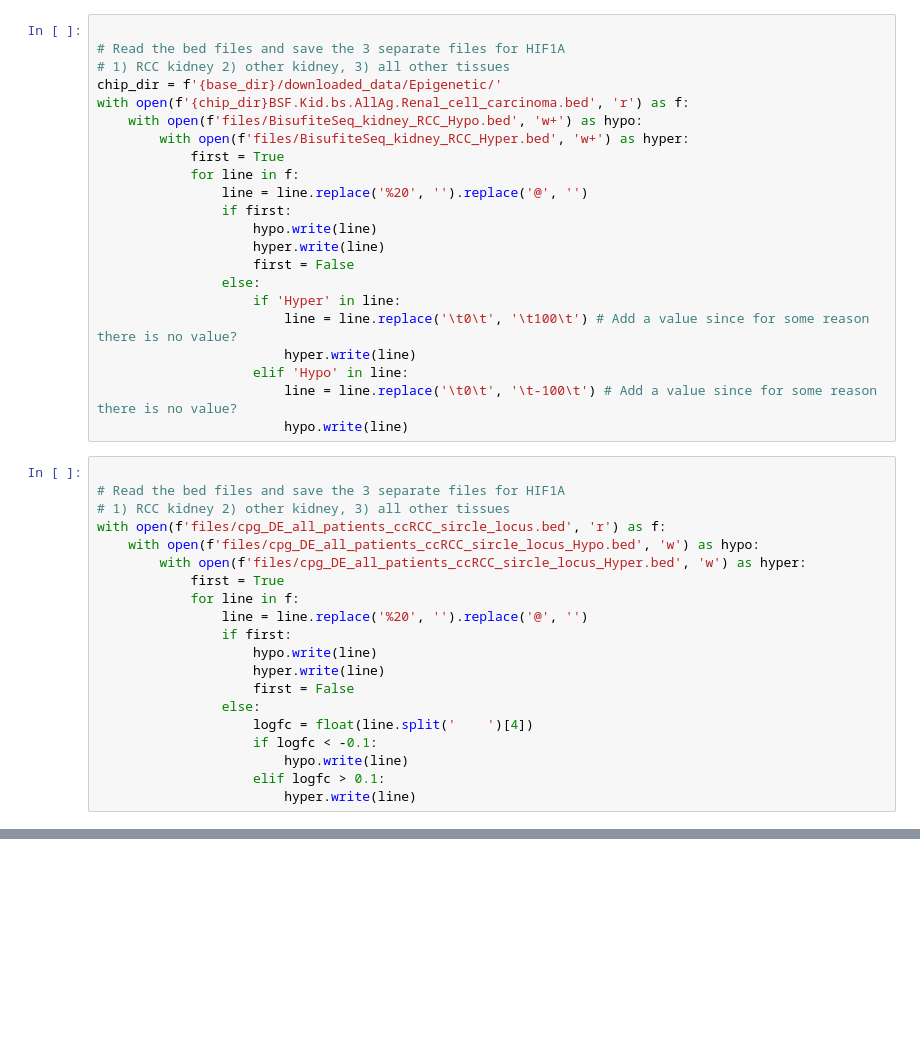
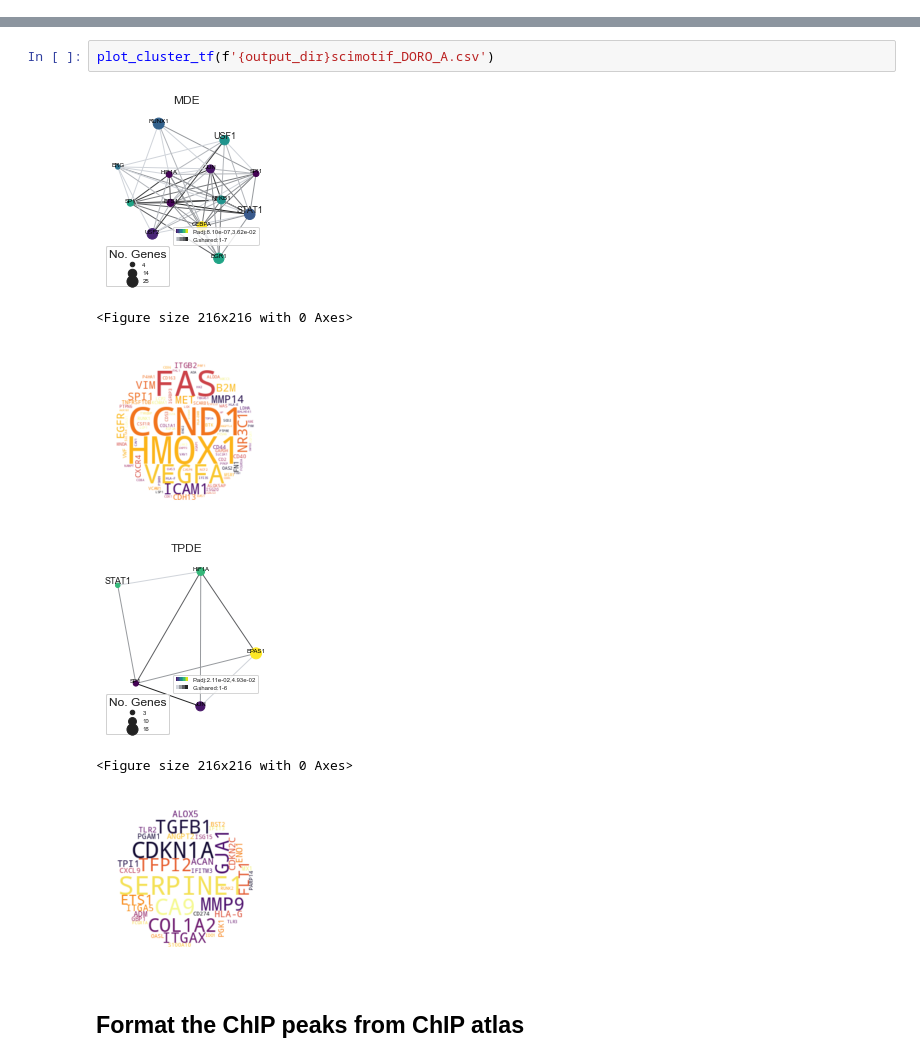
Before and after one commit to ArianeMora/SiRCle_multiomics_integration, a Jupyter notebook: manuscript_reproducibility/N14_TF.ipynb, the cells around one changed output, grey strips where cells are left out. Saved outputs shown, nothing was run; the diff lists cells and outputs as text; blank space fills up the shorter version.

```diff
--- a/manuscript_reproducibility/N14_TF.ipynb
+++ b/manuscript_reproducibility/N14_TF.ipynb
@@ -962,42 +0,0 @@ with open(f'{chip_dir}Oth.ALL.05.HNF4A.AllCell.bed', 'r') as f:
-# %%
-
-# Read the bed files and save the 3 separate files for HIF1A
-# 1) RCC kidney 2) other kidney, 3) all other tissues
-chip_dir = f'{base_dir}/downloaded_data/Epigenetic/'
-with open(f'{chip_dir}BSF.Kid.bs.AllAg.Renal_cell_carcinoma.bed', 'r') as f:
-    with open(f'files/BisufiteSeq_kidney_RCC_Hypo.bed', 'w+') as hypo:
-        with open(f'files/BisufiteSeq_kidney_RCC_Hyper.bed', 'w+') as hyper:
-            first = True
-            for line in f:
-                line = line.replace('%20', '').replace('@', '')
-                if first:
-                    hypo.write(line)
-                    hyper.write(line)
-                    first = False
-                else:
-                    if 'Hyper' in line:
-                        line = line.replace('\t0\t', '\t100\t') # Add a value since for some reason there is no value?
-                        hyper.write(line)
-                    elif 'Hypo' in line:
-                        line = line.replace('\t0\t', '\t-100\t') # Add a value since for some reason there is no value?
-                        hypo.write(line)
-# %%
-
-# Read the bed files and save the 3 separate files for HIF1A
-# 1) RCC kidney 2) other kidney, 3) all other tissues
-with open(f'files/cpg_DE_all_patients_ccRCC_sircle_locus.bed', 'r') as f:
-    with open(f'files/cpg_DE_all_patients_ccRCC_sircle_locus_Hypo.bed', 'w') as hypo:
-        with open(f'files/cpg_DE_all_patients_ccRCC_sircle_locus_Hyper.bed', 'w') as hyper:
-            first = True
-            for line in f:
-                line = line.replace('%20', '').replace('@', '')
-                if first:
-                    hypo.write(line)
-                    hyper.write(line)
-                    first = False
-                else:
-                    logfc = float(line.split('    ')[4])
-                    if logfc < -0.1:
-                        hypo.write(line)
-                    elif logfc > 0.1:
-                        hyper.write(line)
@@ -1224,0 +36,11 @@ b.load_track(
+# %%
+plot_cluster_tf(f'{output_dir}scimotif_DORO_A.csv')
+# %% [output]
+[figure, added]
+<Figure size 216x216 with 0 Axes>
+[figure, added]
+[figure, added]
+<Figure size 216x216 with 0 Axes>
+[figure, added]
+# %% [markdown]
+## Format the ChIP peaks from ChIP atlas
```
Also changed, not shown: parts of 54 cells of this notebook, 9 other files.
